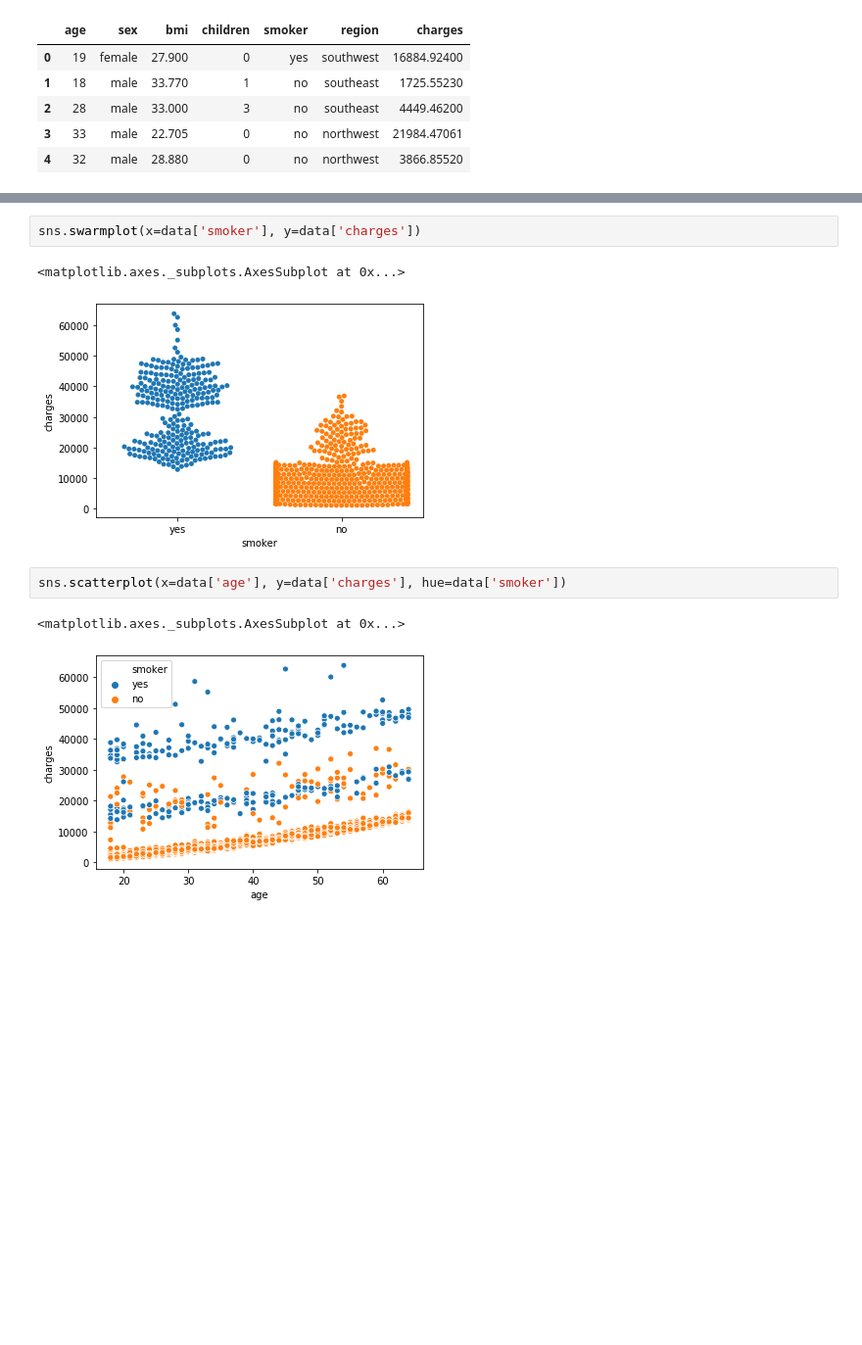
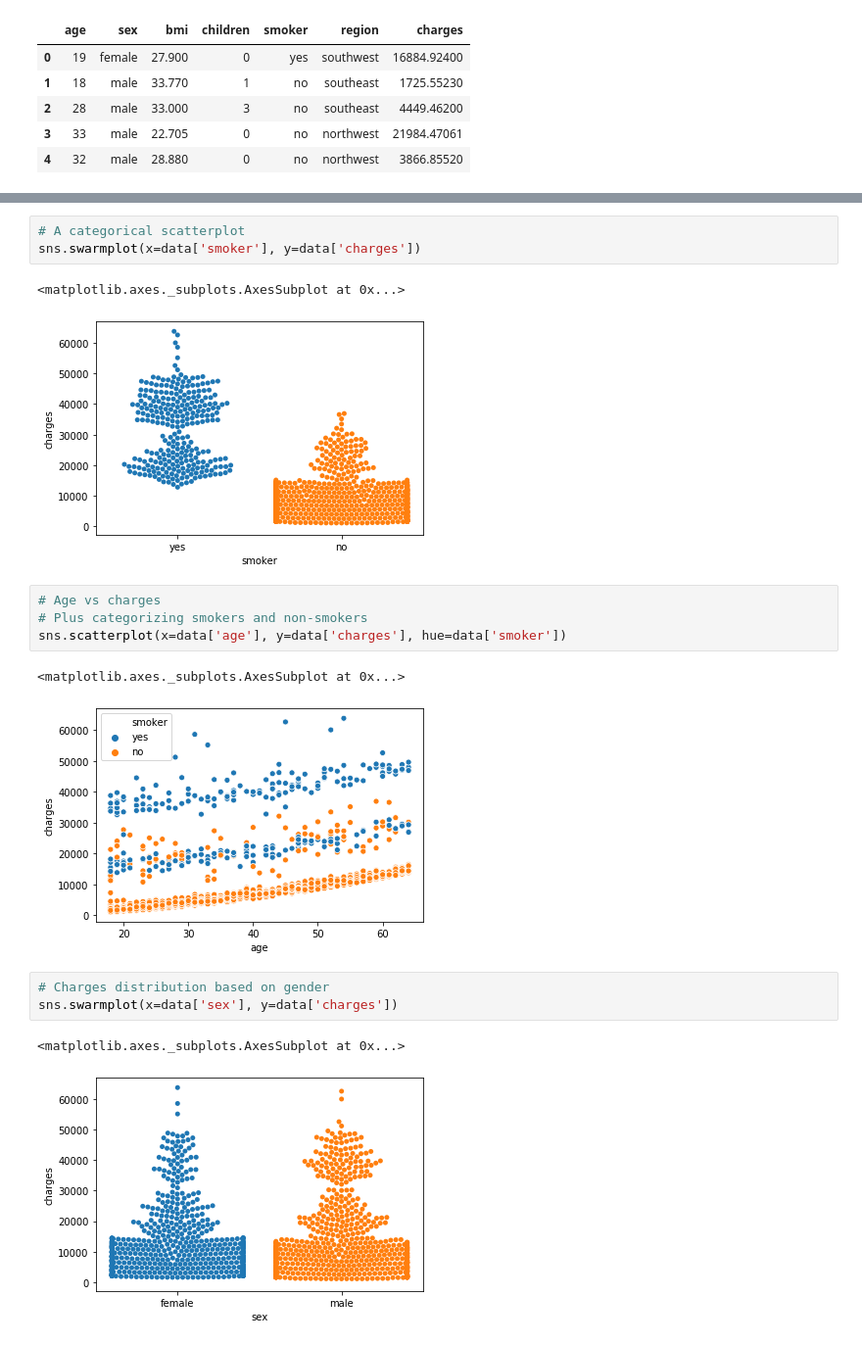
Before and after one commit to georgek2/Data_Visualization, a Jupyter notebook: Basics.ipynb, the cells around one changed output, grey strips where cells are left out. Shown at 98% size. Drawn from its saved outputs; the diff is of its cells as text; blank space fills up the shorter version.

```diff
--- a/Basics.ipynb
+++ b/Basics.ipynb
@@ -30,12 +44,21 @@ sns.lmplot(x='bmi', y='charges', hue='smoker', data=data)
 <seaborn.axisgrid.FacetGrid at 0x...>
 [figure]
 # %%
+# A categorical scatterplot
 sns.swarmplot(x=data['smoker'], y=data['charges'])
 # %% [output]
 <matplotlib.axes._subplots.AxesSubplot at 0x...>
 [figure]
 # %%
+# Age vs charges
+# Plus categorizing smokers and non-smokers
 sns.scatterplot(x=data['age'], y=data['charges'], hue=data['smoker'])
 # %% [output]
 <matplotlib.axes._subplots.AxesSubplot at 0x...>
 [figure]
+# %%
+# Charges distribution based on gender
+sns.swarmplot(x=data['sex'], y=data['charges'])
+# %% [output]
+<matplotlib.axes._subplots.AxesSubplot at 0x...>
+[figure, added]
```
Also changed, not shown: parts of 5 cells of this notebook, 2 other files.
